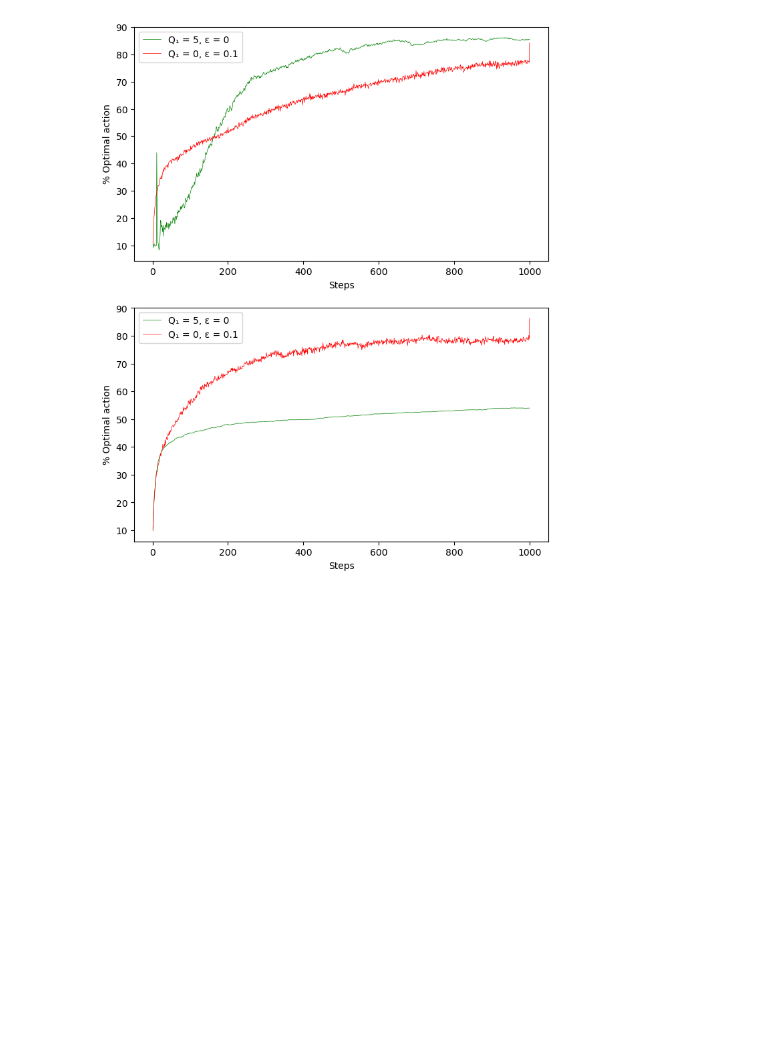
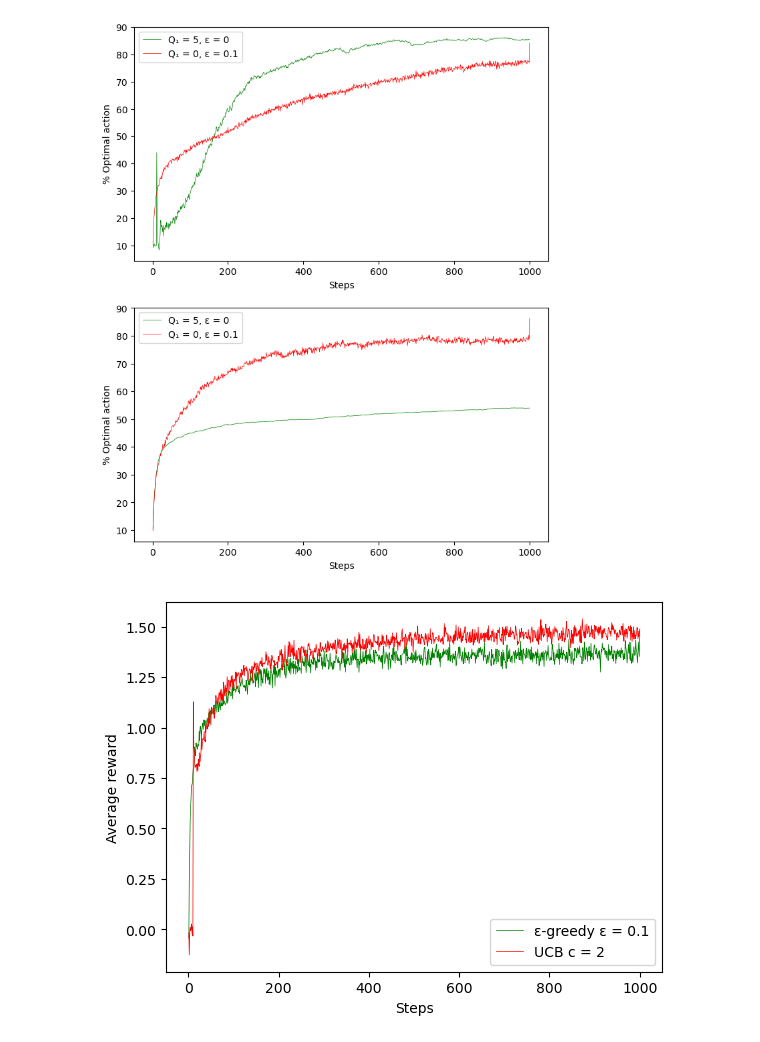
Before and after one commit to vinicius-gaspar/rl-studies, a Jupyter notebook: multi-armed-bandits.ipynb, the cells around one changed output. Cells and saved outputs as stored; diff of their text form; code cells hidden in the pictures; blank space fills up the shorter version.

Commit message:
Added upper confidence bound algo

```diff
--- a/multi-armed-bandits.ipynb
+++ b/multi-armed-bandits.ipynb
@@ -11,7 +11,7 @@ def k_bandits_sample_average_stationary(arms_number, mean, variance_action_value
     run = 0
     while (run < runs):
 
-        true_action_values = np.random.normal(loc=mean, scale=variance_action_values, size=k)
+        true_action_values = np.random.normal(loc=mean, scale=variance_action_values, size=arms_number)
         optimal_action = np.where(true_action_values == np.amax(true_action_values))[0]
 
         estimated_action_values = np.zeros(shape=(2, arms_number), dtype=float)
@@ -347,3 +405,30 @@ ax1.legend()
 plt.show()
 # %% [output]
 [figure]
+# %%
+epsilon = [0.1, 0.0]
+initial_estimation = [0, 0]
+c = 2
+runs = 2000
+time_steps = 1000
+arms_number = 10
+mean = 0.0
+variance_action_values = 1.0
+variance_rewards = 1.0
+arms_number = 10
+
+linecolors = ['green', 'red']
+labels = ['\u03B5-greedy \u03B5 = 0.1', 'UCB c = 2']
+steps = np.linspace(1, time_steps, time_steps, endpoint=True)
+
+fig, ax = plt.subplots()
+average_rewards, optimal_actions = k_bandits_sample_average_stationary(arms_number, mean, variance_action_values, variance_rewards, epsilon[0], runs, time_steps, initial_estimation[0])
+average_rewards_ucb, optimal_actions_ucb = k_bandits_upper_confidence_bounded_stationary(arms_number, mean, variance_action_values, variance_rewards, epsilon[1], runs, time_steps, c, initial_estimation[1])
+ax.plot(steps, average_rewards, linewidth=0.5, color=linecolors[0], label=labels[0])
+ax.plot(steps, average_rewards_ucb, linewidth=0.5, color=linecolors[1], label=labels[1])
+ax.set_ylabel('Average reward')
+ax.set_xlabel('Steps')
+ax.legend()
+plt.show()
+# %% [output]
+[figure, added]
```
Also changed, not shown: parts of 2 cells of this notebook.
